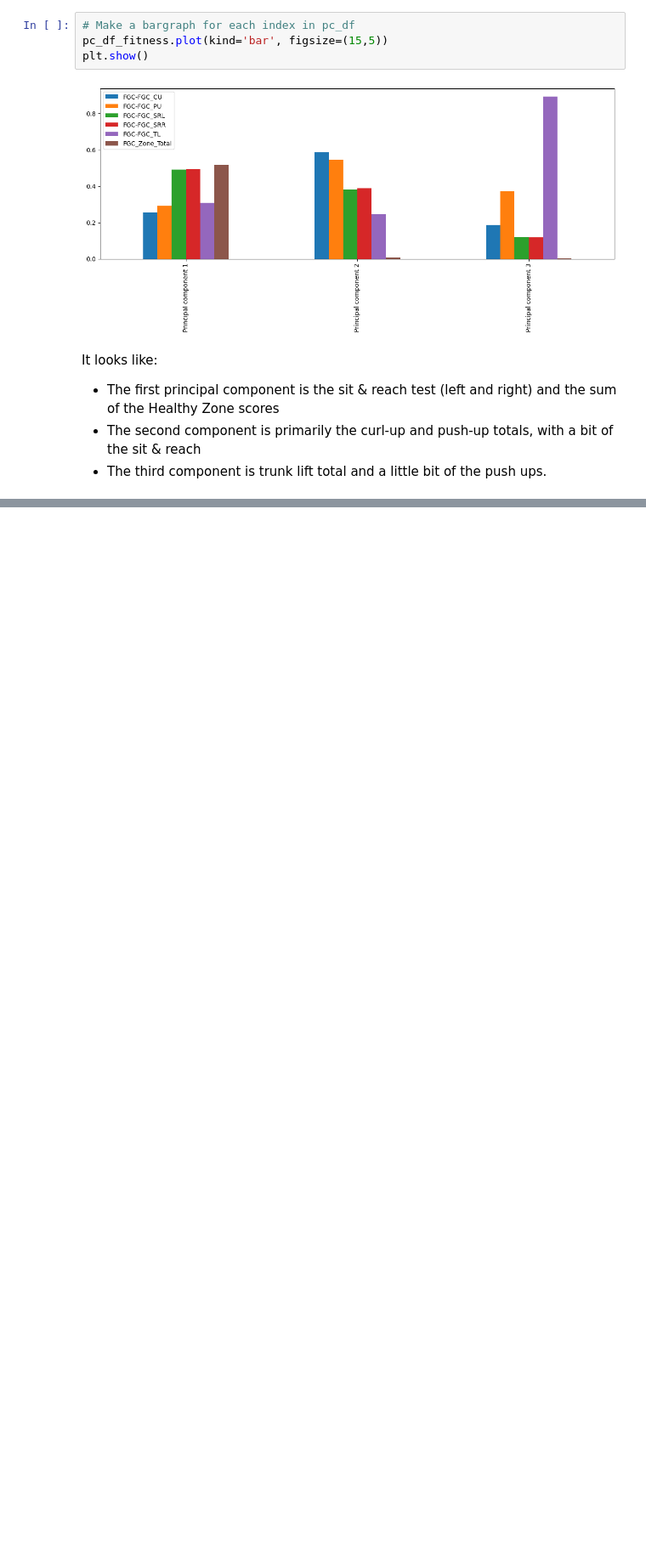
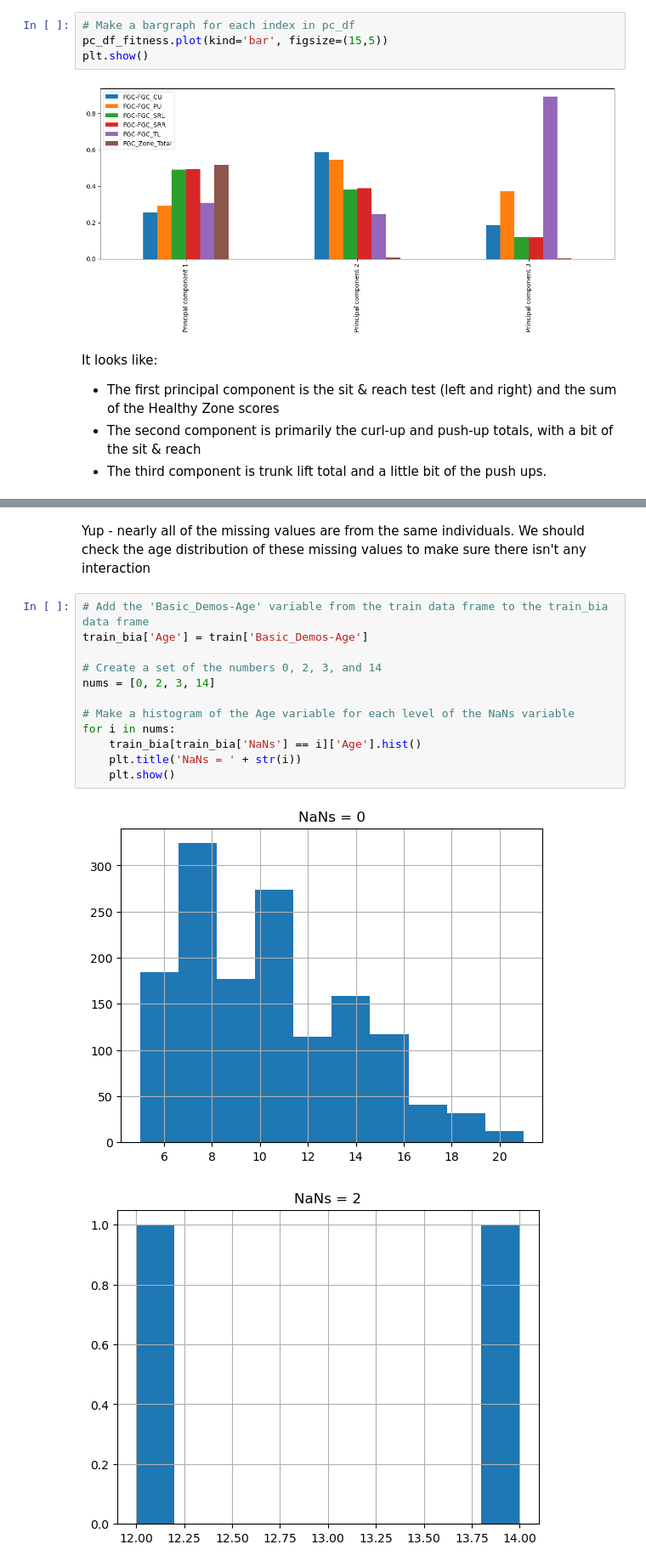
Before and after one commit to aarondweinberg/CMI_problematic_internet_use, a Jupyter notebook: EDA_PCA_AW.ipynb, the cells around one changed output, grey strips where cells are left out. Shown at 85% size. Cells and saved outputs as stored; diff of their text form; blank space fills up the shorter version.

```diff
--- a/EDA_PCA_AW.ipynb
+++ b/EDA_PCA_AW.ipynb
@@ -547,0 +612,17 @@ Finally, let's look at the bio-electric impedance variables
+# %% [markdown]
+Yup - nearly all of the missing values are from the same individuals. We should check the age distribution of these missing values to make sure there isn't any interaction
+# %%
+# Add the 'Basic_Demos-Age' variable from the train data frame to the train_bia data frame
+train_bia['Age'] = train['Basic_Demos-Age']
+
+# Create a set of the numbers 0, 2, 3, and 14
+nums = [0, 2, 3, 14]
+
+# Make a histogram of the Age variable for each level of the NaNs variable
+for i in nums:
+    train_bia[train_bia['NaNs'] == i]['Age'].hist()
+    plt.title('NaNs = ' + str(i))
+    plt.show()
+# %% [output]
+[figure, added]
+[figure, added]
```
Also changed, not shown: parts of 13 cells of this notebook.
